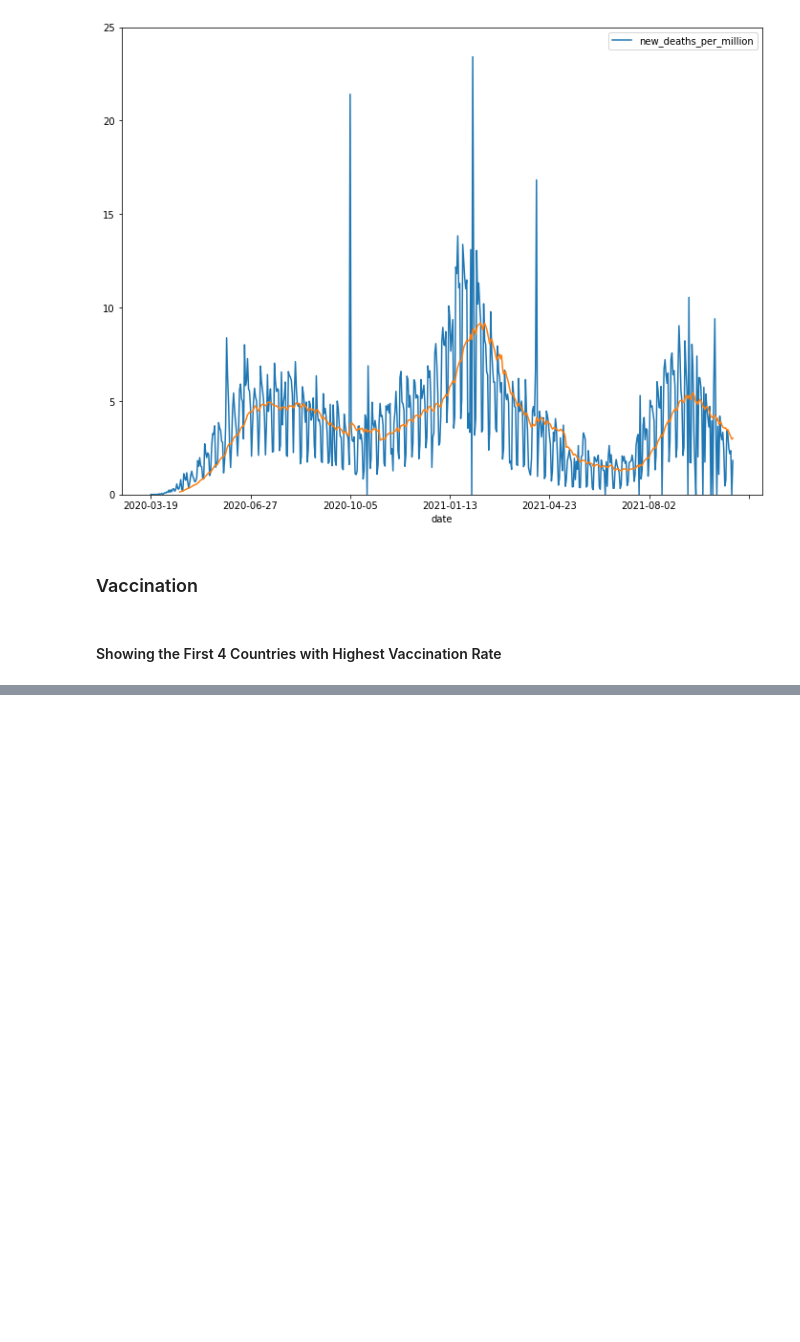
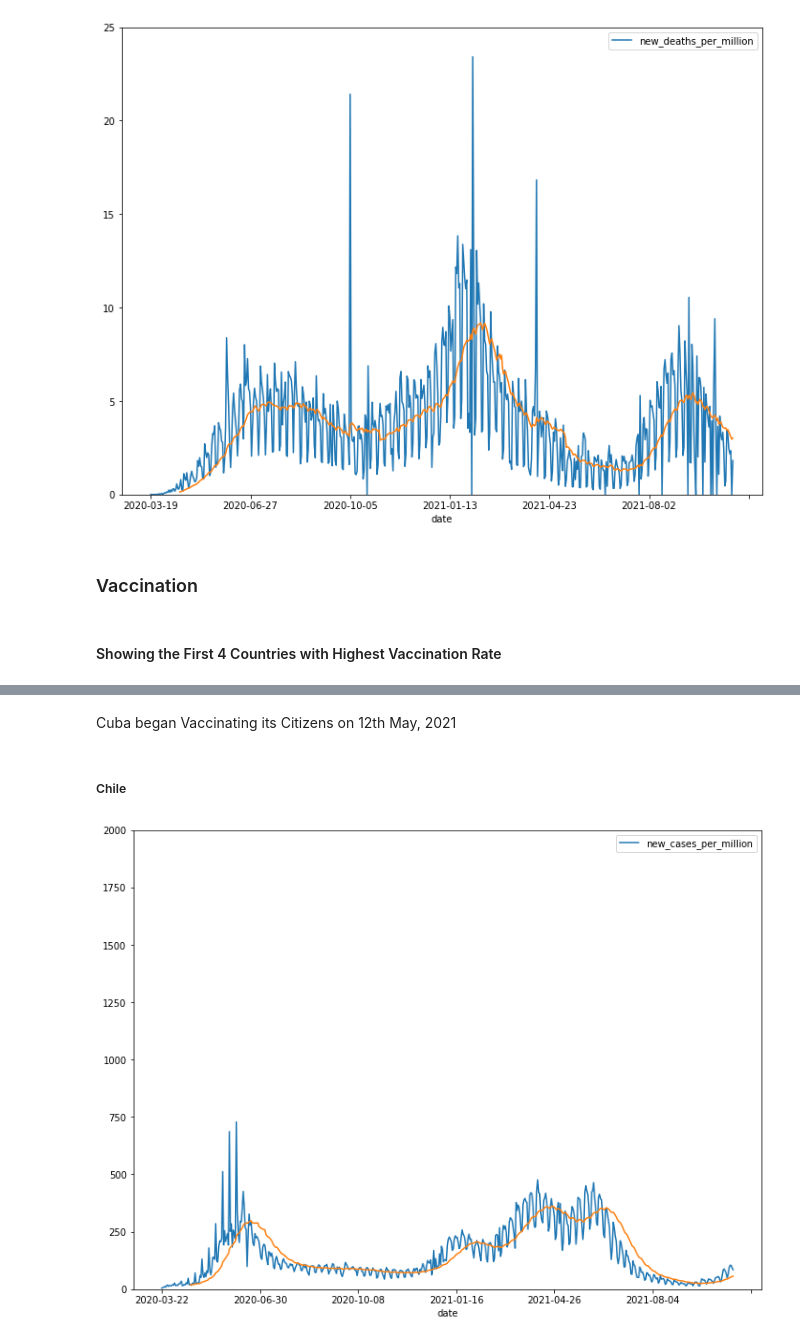
Before and after one commit to ProsperChuks/COVID-19-Data-Analysis, a Jupyter notebook: covid_.ipynb, the cells around one changed output, grey strips where cells are left out. Drawn from its saved outputs; the diff is of its cells as text; code cells hidden in the pictures; blank space fills up the shorter version.

```diff
--- a/covid_.ipynb
+++ b/covid_.ipynb
@@ -135,0 +147,8 @@ people_vaccinated(locale, 'people_vaccinated')
+# %% [markdown]
+Cuba began Vaccinating its Citizens on 12th May, 2021
+# %% [markdown]
+##### Chile
+# %%
+country_plot('new_cases_per_million', 'Chile', True, 2000)
+# %% [output]
+[figure, added]
```
Also changed, not shown: parts of 21 cells of this notebook.
